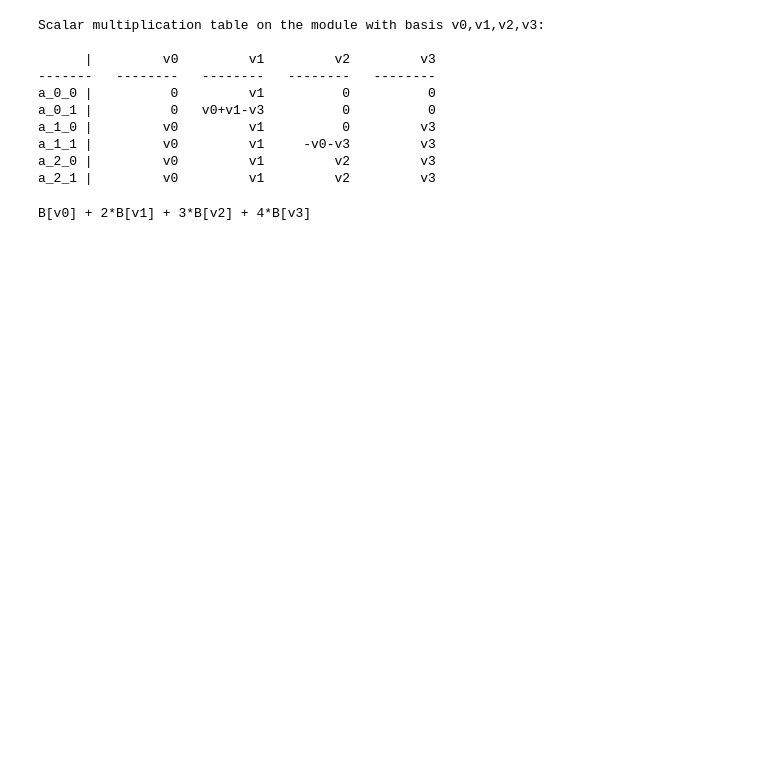
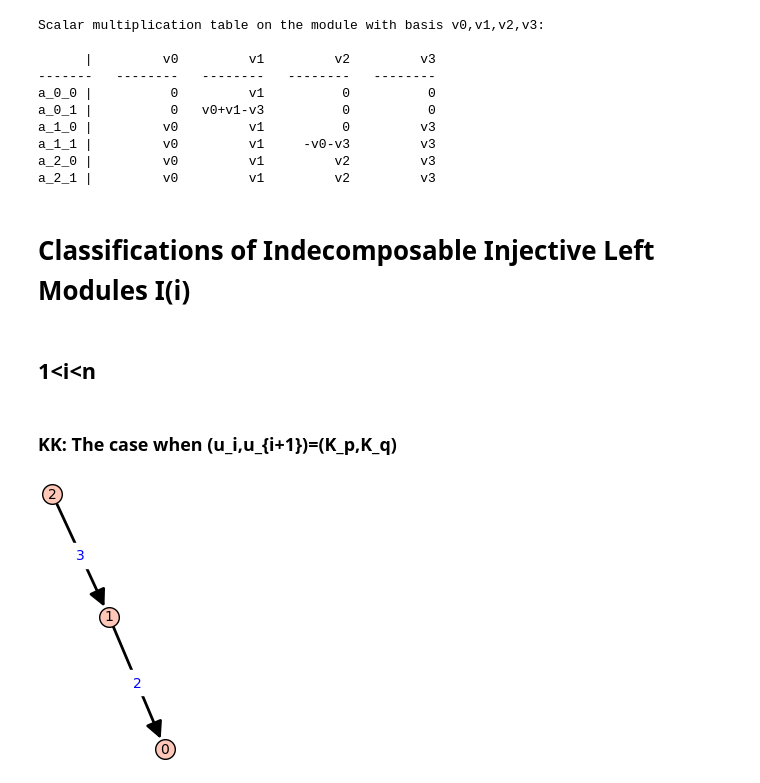
Before and after one commit to Hacettepe-University/Graph-Magma-Algebras, a Jupyter notebook: graphMagmaAlgebras.ipynb, the cells around one changed output. Cells and saved outputs as stored; diff of their text form; code cells hidden in the pictures; blank space fills up the shorter version.

```diff
--- a/graphMagmaAlgebras.ipynb
+++ b/graphMagmaAlgebras.ipynb
@@ -957,9 +962,15 @@ a_1_0 |         v0         v1          0         v3
 a_1_1 |         v0         v1     -v0-v3         v3
 a_2_0 |         v0         v1         v2         v3
 a_2_1 |         v0         v1         v2         v3
-# %%
-v=SR.var('v',4)
-V=VectorSpace(QQ,v)
-V.from_vector(vector(QQ,[1,2,3,4]))
-# %% [output]
-B[v0] + 2*B[v1] + 3*B[v2] + 4*B[v3]
+# %% [markdown]
+# Classifications of Indecomposable Injective Left Modules I(i)
+# %% [markdown]
+## 1<i<n
+# %% [markdown]
+### KK: The case when (u_i,u_{i+1})=(K_p,K_q)
+# %%
+GMA_KK=GraphMagmaAlg(QQ,graphMagma([('K',3),('K',4)]))
+R_KK=GMA_KK.magma_algebra
+GMA_KK.quiver.show(edge_labels=True,figsize=(3,3))
+# %% [output]
+[figure, added]
```
Also changed, not shown: parts of 18 cells of this notebook.
